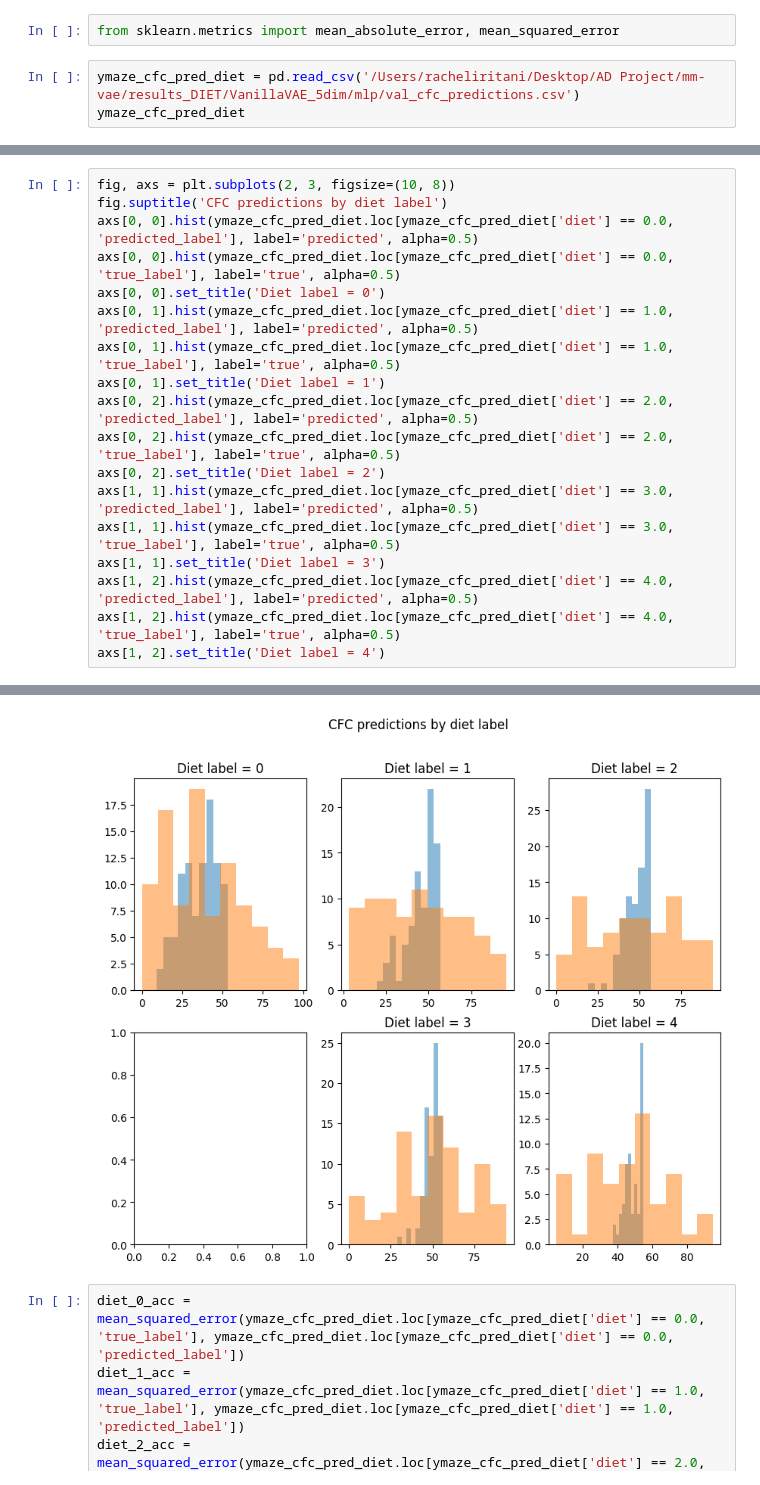
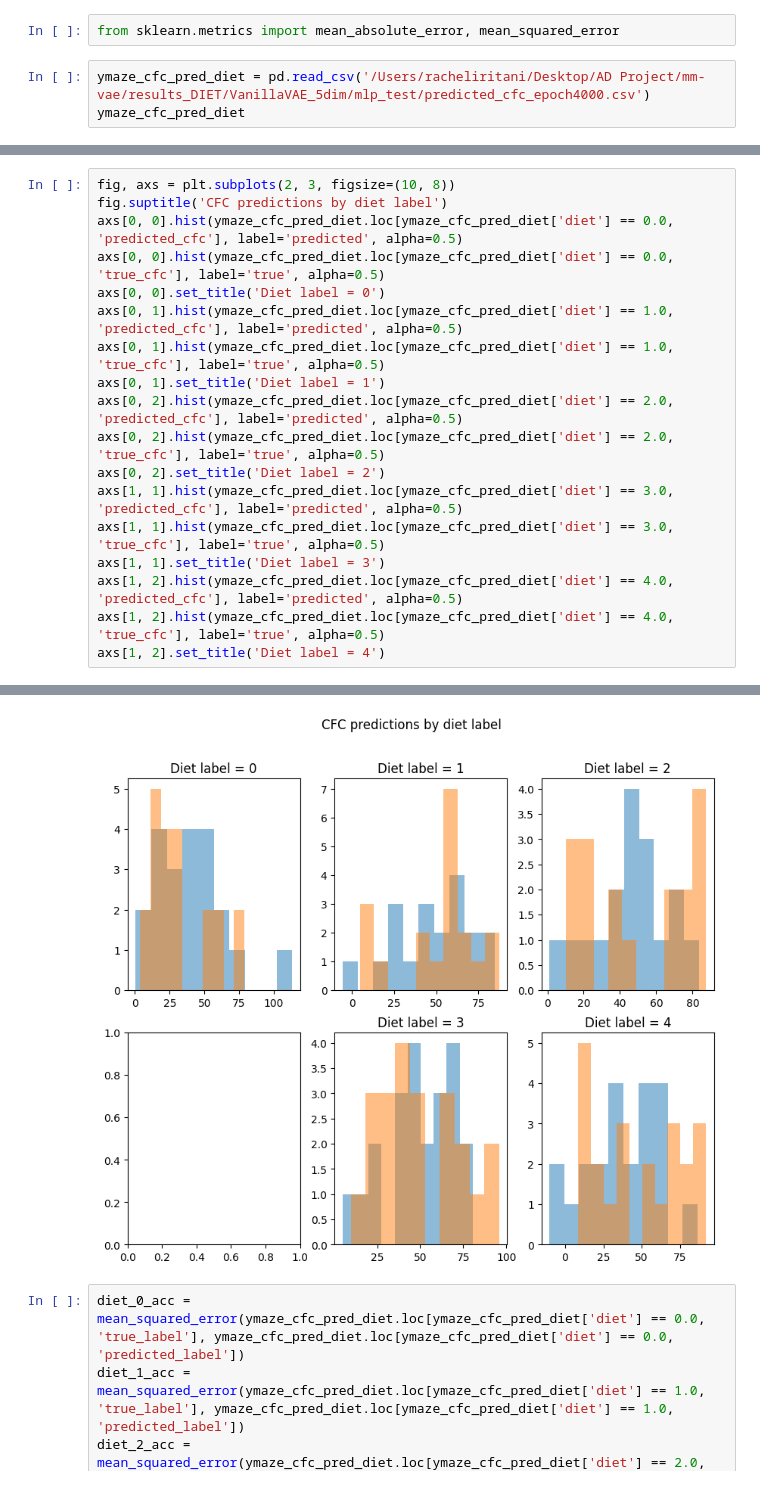
Before and after one commit to draeloslab/mm-vae, a Jupyter notebook: evaluate_mlp_output.ipynb, the cells around one changed output, grey strips where cells are left out. Drawn from its saved outputs; the diff is of its cells as text.

```diff
--- a/evaluate_mlp_output.ipynb
+++ b/evaluate_mlp_output.ipynb
@@ -114,6 +114,6 @@ ax[1].set_xbound(0, 0.06)
 # %%
 from sklearn.metrics import mean_absolute_error, mean_squared_error
 # %%
-ymaze_cfc_pred_diet = pd.read_csv('/Users/racheliritani/Desktop/AD Project/mm-vae/results_DIET/VanillaVAE_5dim/mlp/val_cfc_predictions.csv')
+ymaze_cfc_pred_diet = pd.read_csv('/Users/racheliritani/Desktop/AD Project/mm-vae/results_DIET/VanillaVAE_5dim/mlp_test/predicted_cfc_epoch4000.csv')
 ymaze_cfc_pred_diet
 # %% [output]
@@ -133,24 +147,24 @@ ymaze_cfc_pred_diet
 # %%
 fig, axs = plt.subplots(2, 3, figsize=(10, 8))
 fig.suptitle('CFC predictions by diet label')
-axs[0, 0].hist(ymaze_cfc_pred_diet.loc[ymaze_cfc_pred_diet['diet'] == 0.0, 'predicted_label'], label='predicted', alpha=0.5)
-axs[0, 0].hist(ymaze_cfc_pred_diet.loc[ymaze_cfc_pred_diet['diet'] == 0.0, 'true_label'], label='true', alpha=0.5)
+axs[0, 0].hist(ymaze_cfc_pred_diet.loc[ymaze_cfc_pred_diet['diet'] == 0.0, 'predicted_cfc'], label='predicted', alpha=0.5)
+axs[0, 0].hist(ymaze_cfc_pred_diet.loc[ymaze_cfc_pred_diet['diet'] == 0.0, 'true_cfc'], label='true', alpha=0.5)
 axs[0, 0].set_title('Diet label = 0')
-axs[0, 1].hist(ymaze_cfc_pred_diet.loc[ymaze_cfc_pred_diet['diet'] == 1.0, 'predicted_label'], label='predicted', alpha=0.5)
-axs[0, 1].hist(ymaze_cfc_pred_diet.loc[ymaze_cfc_pred_diet['diet'] == 1.0, 'true_label'], label='true', alpha=0.5)
+axs[0, 1].hist(ymaze_cfc_pred_diet.loc[ymaze_cfc_pred_diet['diet'] == 1.0, 'predicted_cfc'], label='predicted', alpha=0.5)
+axs[0, 1].hist(ymaze_cfc_pred_diet.loc[ymaze_cfc_pred_diet['diet'] == 1.0, 'true_cfc'], label='true', alpha=0.5)
 axs[0, 1].set_title('Diet label = 1')
-axs[0, 2].hist(ymaze_cfc_pred_diet.loc[ymaze_cfc_pred_diet['diet'] == 2.0, 'predicted_label'], label='predicted', alpha=0.5)
-axs[0, 2].hist(ymaze_cfc_pred_diet.loc[ymaze_cfc_pred_diet['diet'] == 2.0, 'true_label'], label='true', alpha=0.5)
+axs[0, 2].hist(ymaze_cfc_pred_diet.loc[ymaze_cfc_pred_diet['diet'] == 2.0, 'predicted_cfc'], label='predicted', alpha=0.5)
+axs[0, 2].hist(ymaze_cfc_pred_diet.loc[ymaze_cfc_pred_diet['diet'] == 2.0, 'true_cfc'], label='true', alpha=0.5)
 axs[0, 2].set_title('Diet label = 2')
-axs[1, 1].hist(ymaze_cfc_pred_diet.loc[ymaze_cfc_pred_diet['diet'] == 3.0, 'predicted_label'], label='predicted', alpha=0.5)
-axs[1, 1].hist(ymaze_cfc_pred_diet.loc[ymaze_cfc_pred_diet['diet'] == 3.0, 'true_label'], label='true', alpha=0.5)
+axs[1, 1].hist(ymaze_cfc_pred_diet.loc[ymaze_cfc_pred_diet['diet'] == 3.0, 'predicted_cfc'], label='predicted', alpha=0.5)
+axs[1, 1].hist(ymaze_cfc_pred_diet.loc[ymaze_cfc_pred_diet['diet'] == 3.0, 'true_cfc'], label='true', alpha=0.5)
 axs[1, 1].set_title('Diet label = 3')
-axs[1, 2].hist(ymaze_cfc_pred_diet.loc[ymaze_cfc_pred_diet['diet'] == 4.0, 'predicted_label'], label='predicted', alpha=0.5)
-axs[1, 2].hist(ymaze_cfc_pred_diet.loc[ymaze_cfc_pred_diet['diet'] == 4.0, 'true_label'], label='true', alpha=0.5)
+axs[1, 2].hist(ymaze_cfc_pred_diet.loc[ymaze_cfc_pred_diet['diet'] == 4.0, 'predicted_cfc'], label='predicted', alpha=0.5)
+axs[1, 2].hist(ymaze_cfc_pred_diet.loc[ymaze_cfc_pred_diet['diet'] == 4.0, 'true_cfc'], label='true', alpha=0.5)
 axs[1, 2].set_title('Diet label = 4')
 # %% [output]
 Text(0.5, 1.0, 'Diet label = 4')
-[figure, old version]
+[figure, new version]
 # %%
 diet_0_acc = mean_squared_error(ymaze_cfc_pred_diet.loc[ymaze_cfc_pred_diet['diet'] == 0.0, 'true_label'], ymaze_cfc_pred_diet.loc[ymaze_cfc_pred_diet['diet'] == 0.0, 'predicted_label'])
 diet_1_acc = mean_squared_error(ymaze_cfc_pred_diet.loc[ymaze_cfc_pred_diet['diet'] == 1.0, 'true_label'], ymaze_cfc_pred_diet.loc[ymaze_cfc_pred_diet['diet'] == 1.0, 'predicted_label'])
```
Also changed, not shown: parts of 5 cells of this notebook, 30 other files.
